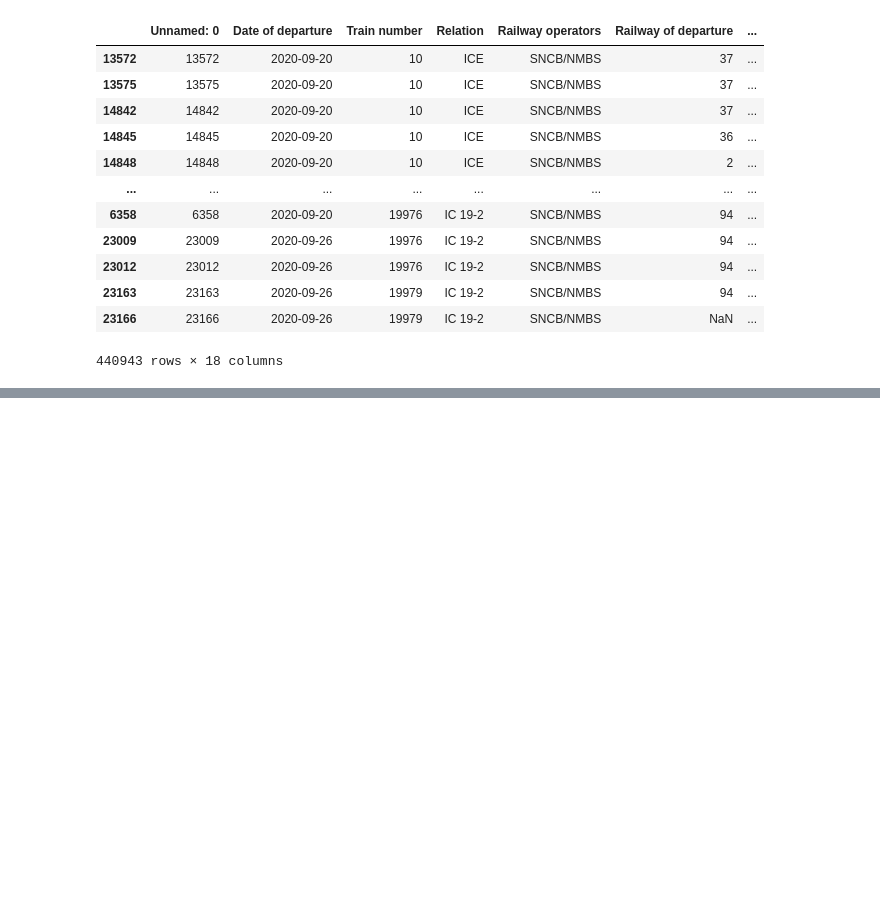
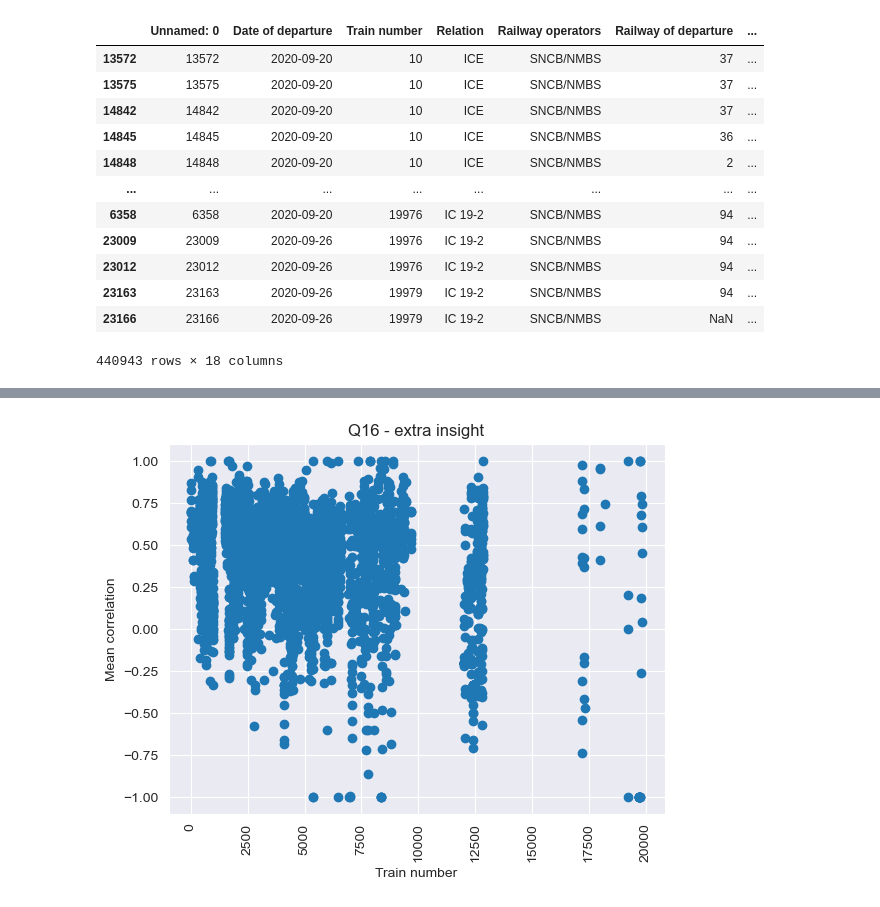
Before and after one commit to Seoyangsam/ACRM, a Jupyter notebook: src/Q16.ipynb, the cells around one changed output, grey strips where cells are left out. Saved outputs shown, nothing was run; the diff lists cells and outputs as text; code cells hidden in the pictures; blank space fills up the shorter version.

Commit message:
Q16&17 extra insight

```diff
--- a/src/Q16.ipynb
+++ b/src/Q16.ipynb
@@ -76,20 +44,12 @@ autocorr_list
-# %%
-routes = {}
-for train_number in unique_trainNrs:
-    routes[train_number] = data.full_trips[data.full_trips["Train number"] == train_number].sort_values(by= ["Date of real departure",  "Time of real departure"])
-correlations = {}
-for train_number in unique_trainNrs:
-    correlations[train_number] = {}
-    for day in routes[train_number]["Date of real departure"].unique():
-        correlations[train_number][day] = routes[train_number][routes[train_number]["Date of real departure"] == day]["Delay time"].corr(routes[train_number][routes[train_number]["Date of real departure"] == day]["Delay time"].shift(1))
 # %%
 sum = 0
 len = 0
 for train_number in unique_trainNrs:
-    for day in routes[train_number]["Date of real departure"].unique():
-        if correlations[train_number][day] != None:
-            len +=1
-            sum += np.nansum(correlations[train_number][day])
+    for val in correlations[train_number]:
+        if np.isnan(val) != True:
+            sum+= val
+            len+=1
+
 
 autocorr_mean = sum/len
 autocorr_mean
@@ -98,6 +58,14 @@ KeyError: numpy.datetime64('NaT')
 # %%
 ## We see, on average there is slight form of autocorrelation, meaning that the delay time in the station for that train and for that day is partly determined by the previous delay time: if there was delay time there, the delay time here is positively (increasingly) correlated
 ## make a scatterplot not correct yet
+data_plot = []
+data_y_plot = []
+df = pd.DataFrame()
 for train_number in unique_trainNrs:
-    for day in routes[train_number]["Date of real departure"].unique():
-        plt.scatter(train_number, correlations[train_number][day])
+    data_plot.append(train_number)
+    data_y_plot.append(np.nanmean(correlations[train_number]))
+
+data_plot
+data_y_plot
+pairs = pd.DataFrame(list(zip(data_plot, data_y_plot)), columns=['Train number', 'Mean correlation'])
+pairs
@@ -103,0 +86,10 @@ for train_number in unique_trainNrs:
+# %%
+plt.figure(facecolor="white")
+plt.scatter('Train number', 'Mean correlation', data = pairs)
+plt.title("Q16 - extra insight")
+plt.xlabel("Train number")
+plt.ylabel("Mean correlation")
+plt.xticks(rotation="vertical")
+plt.show()
+# %% [output]
+[figure, added]
```
Also changed, not shown: parts of 5 cells of this notebook, 1 other file.
